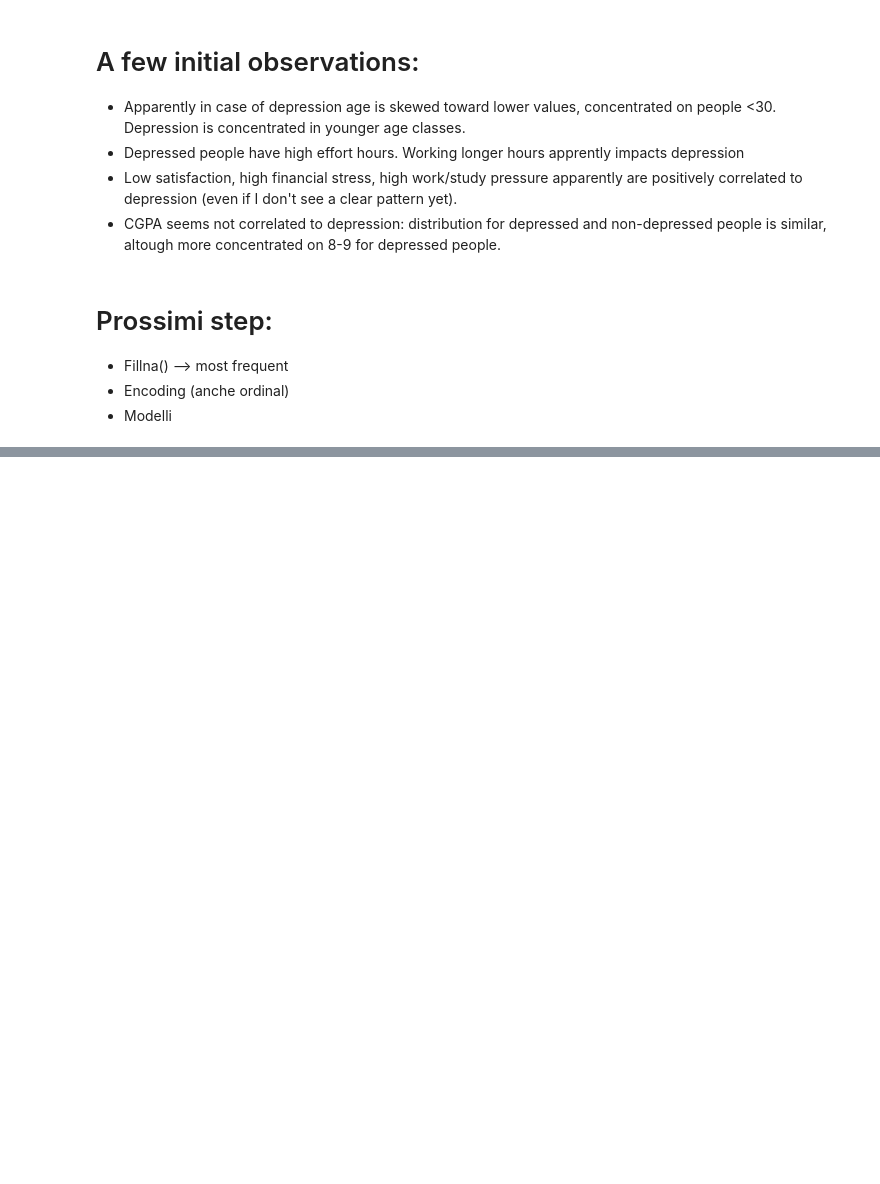
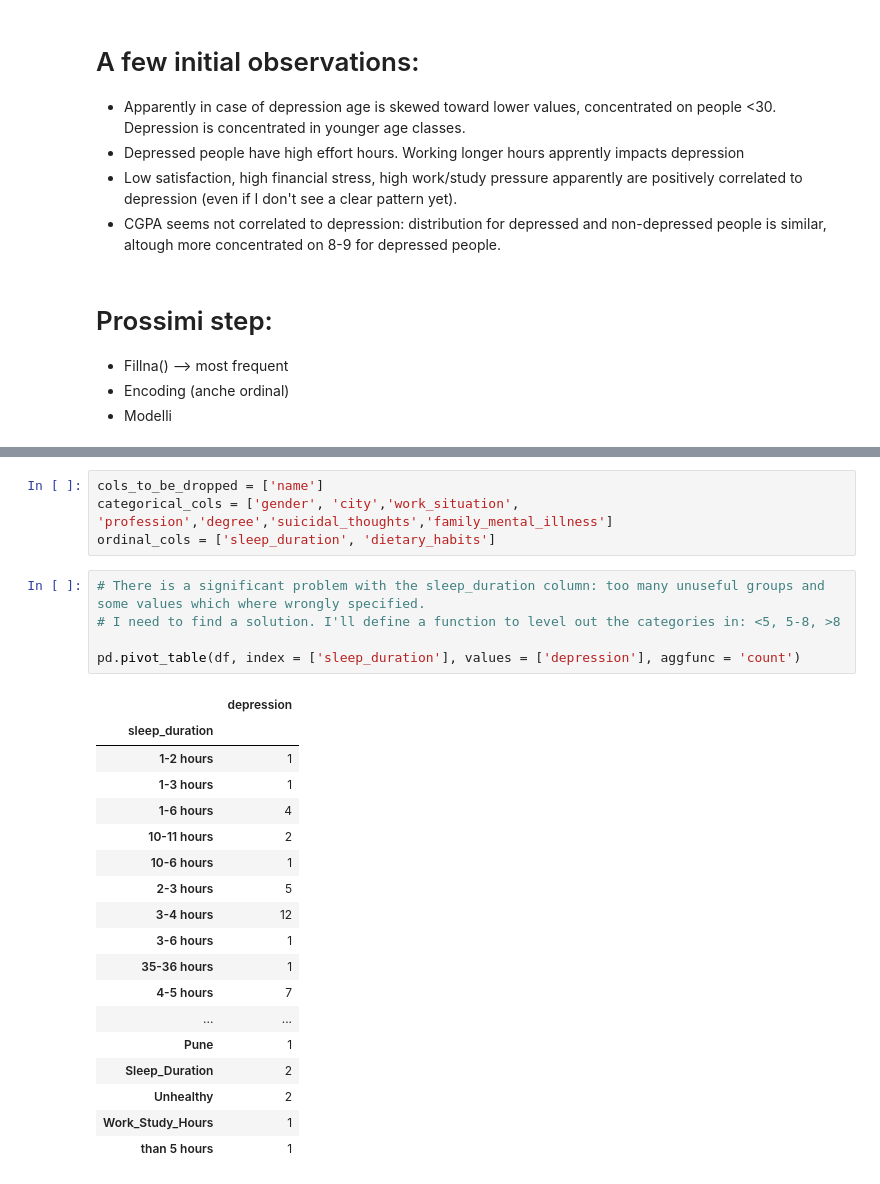
Before and after one commit to sampontiroli/projects, a Jupyter notebook: exploring-mental-health-eda.ipynb, the cells around one changed output, grey strips where cells are left out. Cells and saved outputs as stored; diff of their text form; blank space fills up the shorter version.

Commit message:
Kaggle Notebook | exploring mental health_EDA | Version 6

```diff
--- a/exploring-mental-health-eda.ipynb
+++ b/exploring-mental-health-eda.ipynb
@@ -231,0 +234,28 @@ ax[1,1].set_title('Distribution of depression status, by satisfaction');
+# %%
+cols_to_be_dropped = ['name']
+categorical_cols = ['gender', 'city','work_situation', 'profession','degree','suicidal_thoughts','family_mental_illness']
+ordinal_cols = ['sleep_duration', 'dietary_habits']
+# %%
+# There is a significant problem with the sleep_duration column: too many unuseful groups and some values which where wrongly specified.
+# I need to find a solution. I'll define a function to level out the categories in: <5, 5-8, >8
+
+pd.pivot_table(df, index = ['sleep_duration'], values = ['depression'], aggfunc = 'count')
+# %% [output]
+|  | depression |
+| sleep_duration |  |
+| 1-2 hours | 1 |
+| 1-3 hours | 1 |
+| 1-6 hours | 4 |
+| 10-11 hours | 2 |
+| 10-6 hours | 1 |
+| 2-3 hours | 5 |
+| 3-4 hours | 12 |
+| 3-6 hours | 1 |
+| 35-36 hours | 1 |
+| 4-5 hours | 7 |
+| ... | ... |
+| Pune | 1 |
+| Sleep_Duration | 2 |
+| Unhealthy | 2 |
+| Work_Study_Hours | 1 |
+| than 5 hours | 1 |
```
Also changed, not shown: parts of 12 cells of this notebook.
